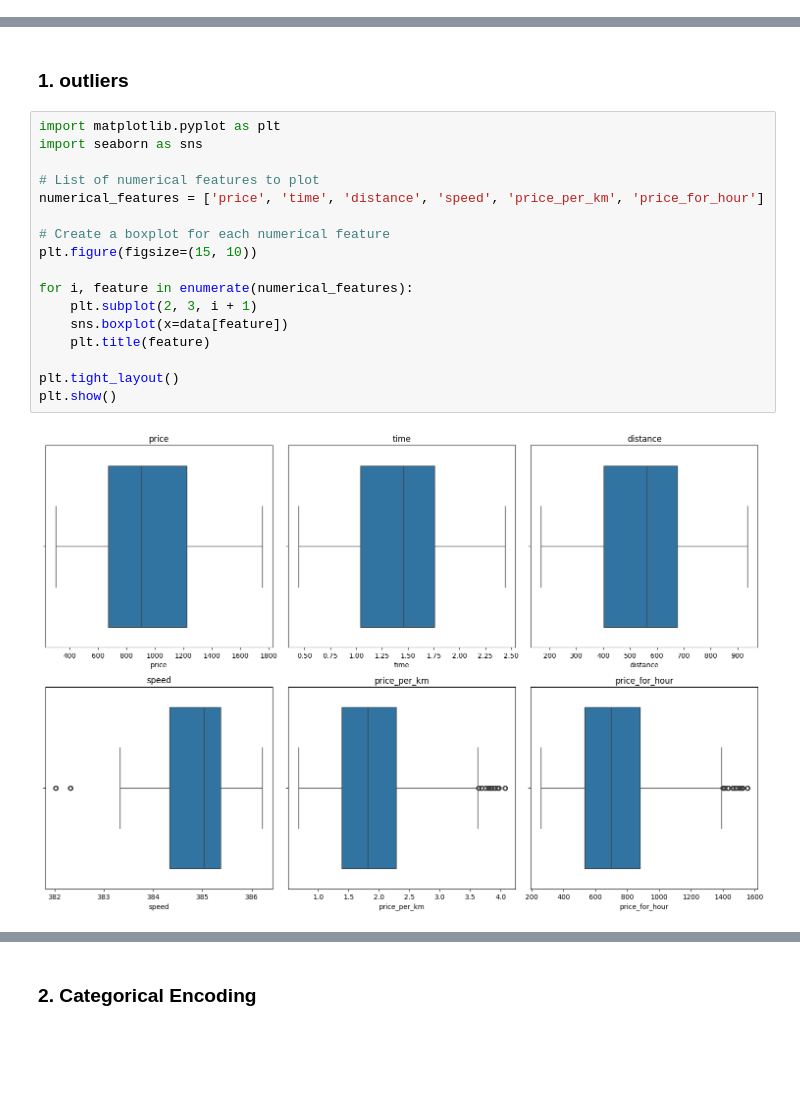
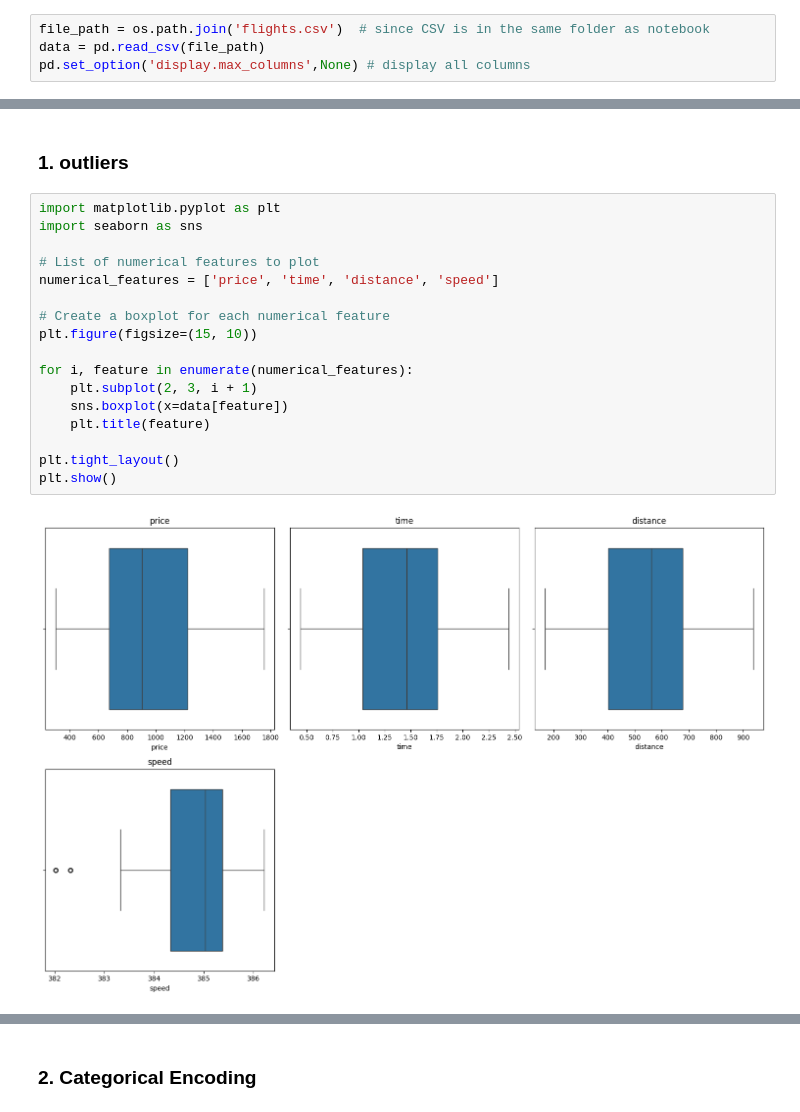
Before and after one commit to GOWTHAMVANTAKULA/FLIGHT_PRICE_PREDICTION_ML_END_TO_END_PROJECT, a Jupyter notebook: Copy_of_FLIGHT_PREDICTION_MLOPs_project.ipynb, the cells around one changed output, grey strips where cells are left out. Saved outputs shown, nothing was run; the diff lists cells and outputs as text; blank space fills up the shorter version.

```diff
--- a/Copy_of_FLIGHT_PREDICTION_MLOPs_project.ipynb
+++ b/Copy_of_FLIGHT_PREDICTION_MLOPs_project.ipynb
@@ -24,3 +17,7 @@ pd.set_option('display.max_columns',None) # display all columns
+# %%
+file_path = os.path.join('flights.csv')  # since CSV is in the same folder as notebook
+data = pd.read_csv(file_path)
+pd.set_option('display.max_columns',None) # display all columns
 # %%
 data.columns
 # %% [output]
@@ -791,20 +781,20 @@ len(data_clean.columns)
 # %%
 import matplotlib.pyplot as plt
 import seaborn as sns
 
 # List of numerical features to plot
-numerical_features = ['price', 'time', 'distance', 'speed', 'price_per_km', 'price_for_hour']
+numerical_features = ['price', 'time', 'distance', 'speed']
 
 # Create a boxplot for each numerical feature
 plt.figure(figsize=(15, 10))
 
 for i, feature in enumerate(numerical_features):
     plt.subplot(2, 3, i + 1)
     sns.boxplot(x=data[feature])
     plt.title(feature)
 
 plt.tight_layout()
 plt.show()
 # %% [output]
-[figure, old version]
+[figure, new version]
 # %%
```
Also changed, not shown: parts of 25 cells of this notebook, 5 other files.
